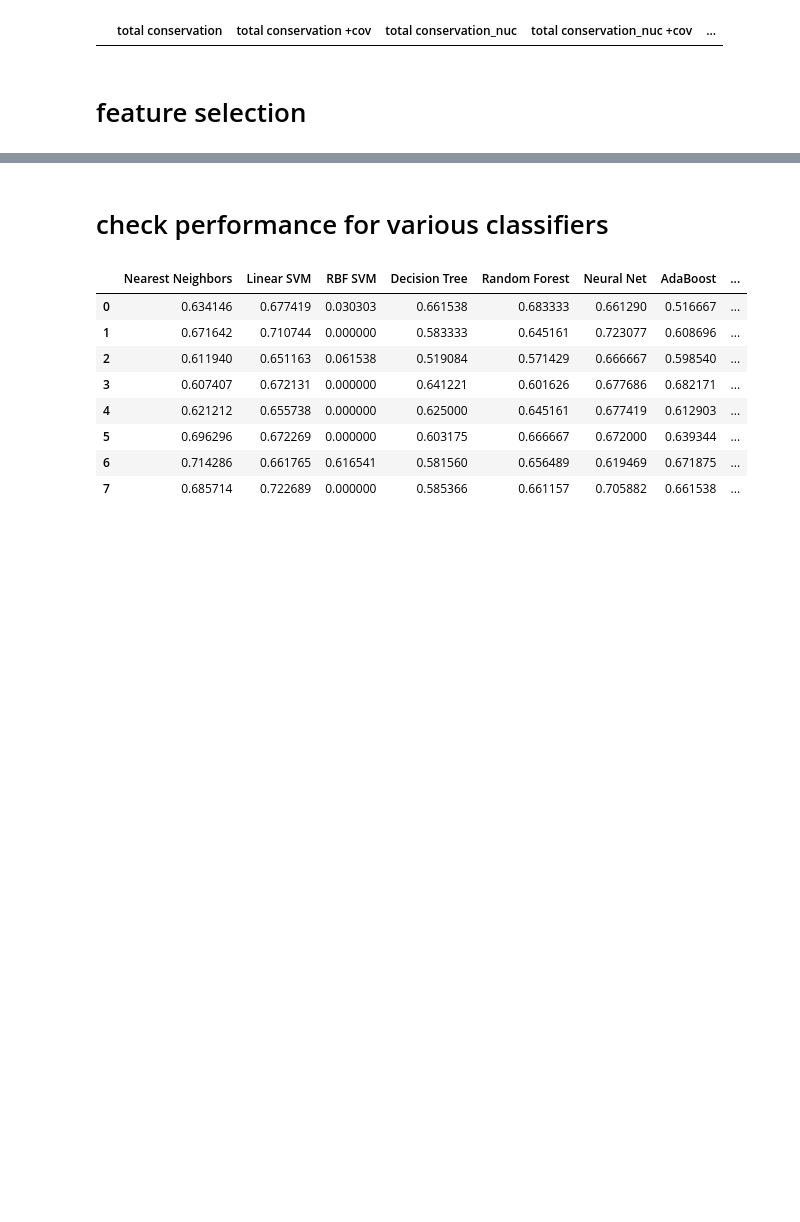
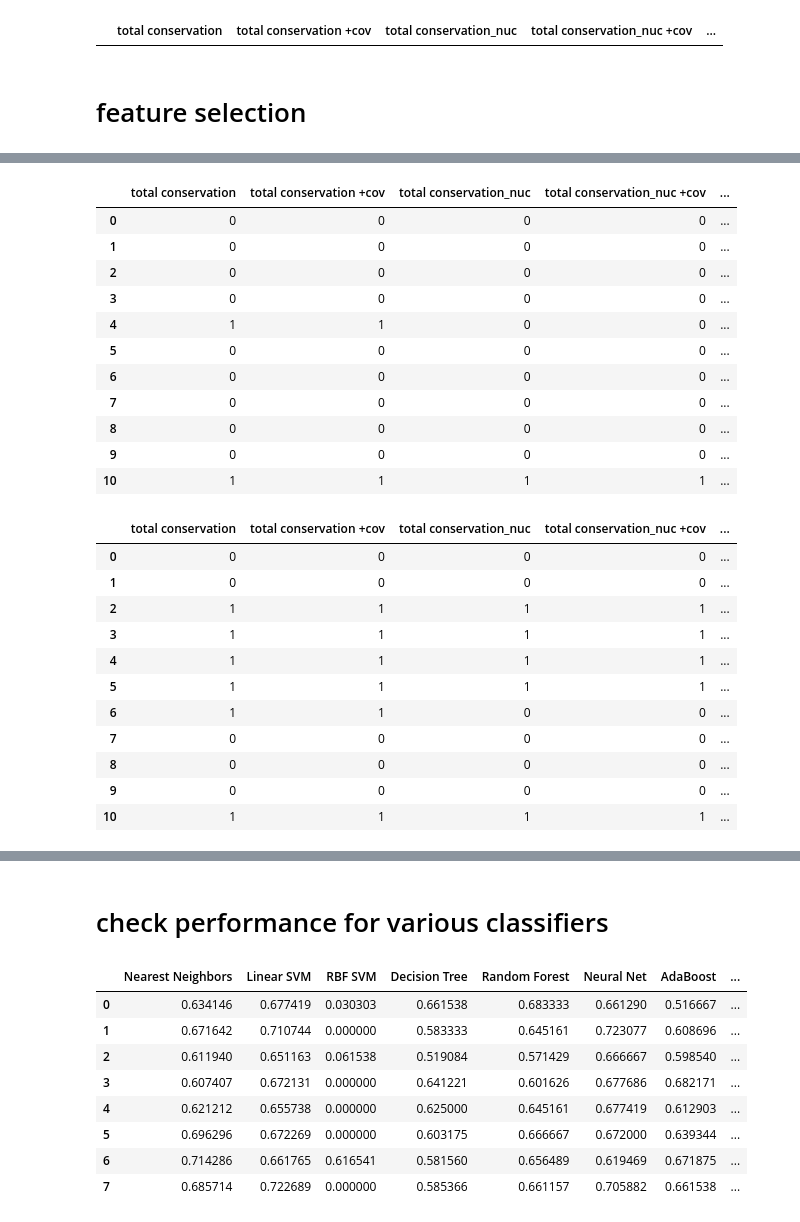
Before and after one commit to smautner/pig, a Jupyter notebook: improvedML.ipynb, the cells around one changed output, grey strips where cells are left out. Cells and saved outputs as stored; diff of their text form; code cells hidden in the pictures; blank space fills up the shorter version.

```diff
--- a/improvedML.ipynb
+++ b/improvedML.ipynb
@@ -168,0 +169,33 @@ Wall time: 33.8 s
+# %%
+%%time
+from feature_selection import feature_selection as fs
+from feature_selection import kfold
+folds = kfold(X, Y, n_splits=2, randseed=randseed)
+featurelists2 = []
+for X_train, X_test, y_train, y_test in folds:
+    featurelists2.append(fs(X_train, y_train, df, debug=False))
+# %% [output]
+|  | total conservation | total conservation +cov | total conservation_nuc | total conservation_nuc +cov | ... |
+| 0 | 0 | 0 | 0 | 0 | ... |
+| 1 | 0 | 0 | 0 | 0 | ... |
+| 2 | 0 | 0 | 0 | 0 | ... |
+| 3 | 0 | 0 | 0 | 0 | ... |
+| 4 | 1 | 1 | 0 | 0 | ... |
+| 5 | 0 | 0 | 0 | 0 | ... |
+| 6 | 0 | 0 | 0 | 0 | ... |
+| 7 | 0 | 0 | 0 | 0 | ... |
+| 8 | 0 | 0 | 0 | 0 | ... |
+| 9 | 0 | 0 | 0 | 0 | ... |
+| 10 | 1 | 1 | 1 | 1 | ... |
+|  | total conservation | total conservation +cov | total conservation_nuc | total conservation_nuc +cov | ... |
+| 0 | 0 | 0 | 0 | 0 | ... |
+| 1 | 0 | 0 | 0 | 0 | ... |
+| 2 | 1 | 1 | 1 | 1 | ... |
+| 3 | 1 | 1 | 1 | 1 | ... |
+| 4 | 1 | 1 | 1 | 1 | ... |
+| 5 | 1 | 1 | 1 | 1 | ... |
+| 6 | 1 | 1 | 0 | 0 | ... |
+| 7 | 0 | 0 | 0 | 0 | ... |
+| 8 | 0 | 0 | 0 | 0 | ... |
+| 9 | 0 | 0 | 0 | 0 | ... |
+| 10 | 1 | 1 | 1 | 1 | ... |
```
Also changed, not shown: parts of 3 cells of this notebook, 1 other file.
